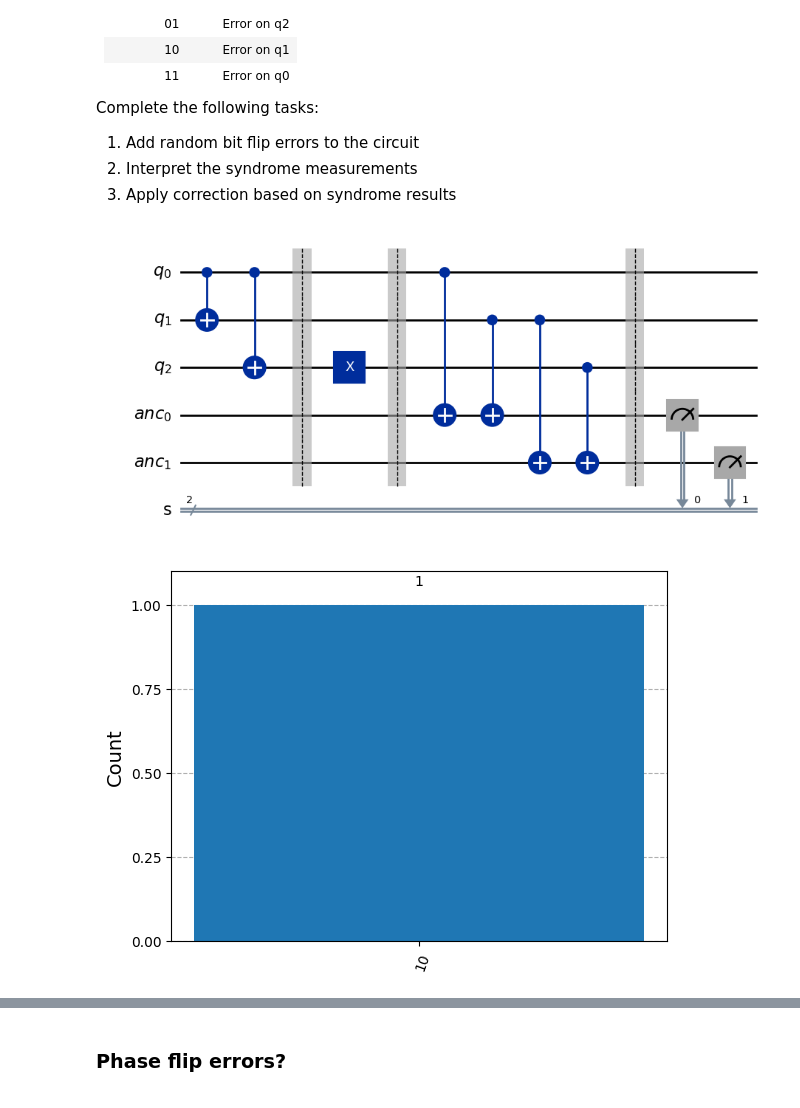
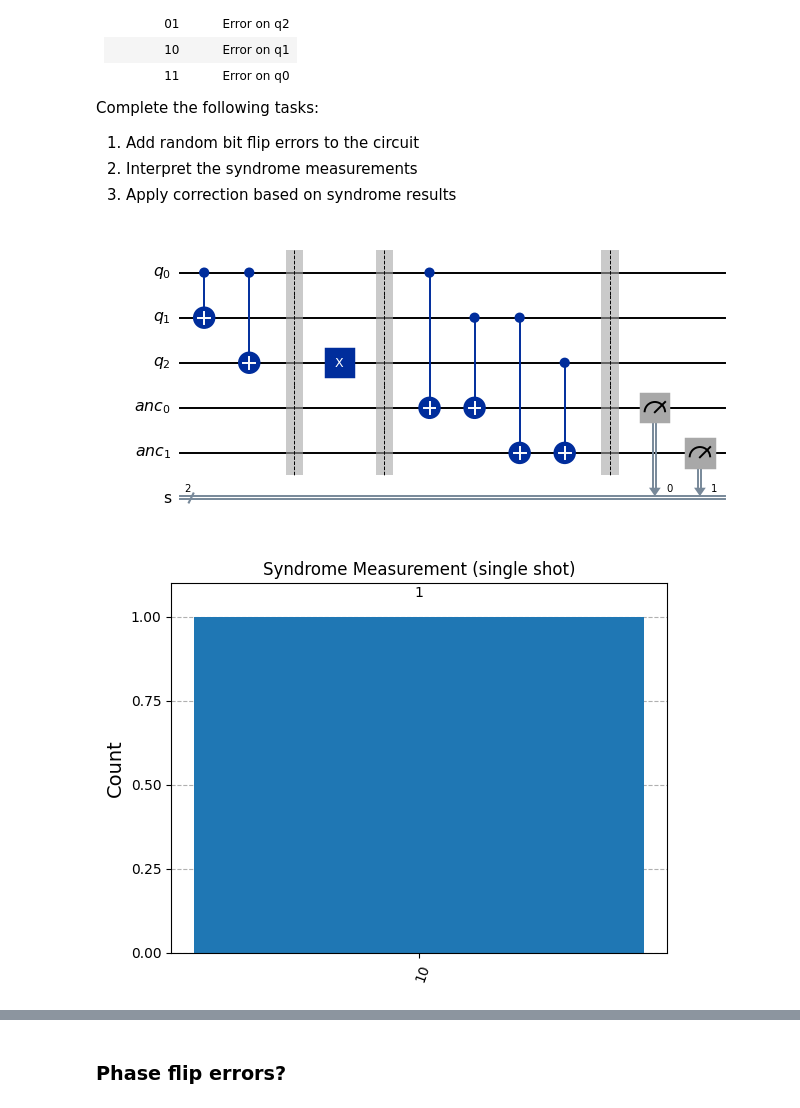
Before and after one commit to UMassIonTrappers/Introduction-to-Quantum-Computing, a Jupyter notebook: Lab_12_QEC_Quantum_Error_Correction.ipynb, the cells around one changed output, grey strips where cells are left out. Cells and saved outputs as stored; diff of their text form; code cells hidden in the pictures.

```diff
--- a/Lab_12_QEC_Quantum_Error_Correction.ipynb
+++ b/Lab_12_QEC_Quantum_Error_Correction.ipynb
@@ -240,16 +242,16 @@ qc.barrier()
 # Add syndrome measurement
 qc = add_syndrome_measurement(qc)
 
-qc.draw('mpl')
+qc.draw('mpl', scale=0.7)
 # %% [output]
-[figure, old version]
+[figure, new version]
 # %%
 job = QasmSim.run(qc, shots=1)
 result = job.result()
 counts = result.get_counts()
-plot_histogram(counts)
+plot_histogram(counts, title='Syndrome Measurement (single shot)' , sort='asc')
 # %% [output]
-[figure, old version]
+[figure, new version]
 # %%
 def run_error_correction(initial_state=0, p_error=0.2):
     """Run full error correction protocol
```
Also changed, not shown: parts of 19 cells of this notebook.
